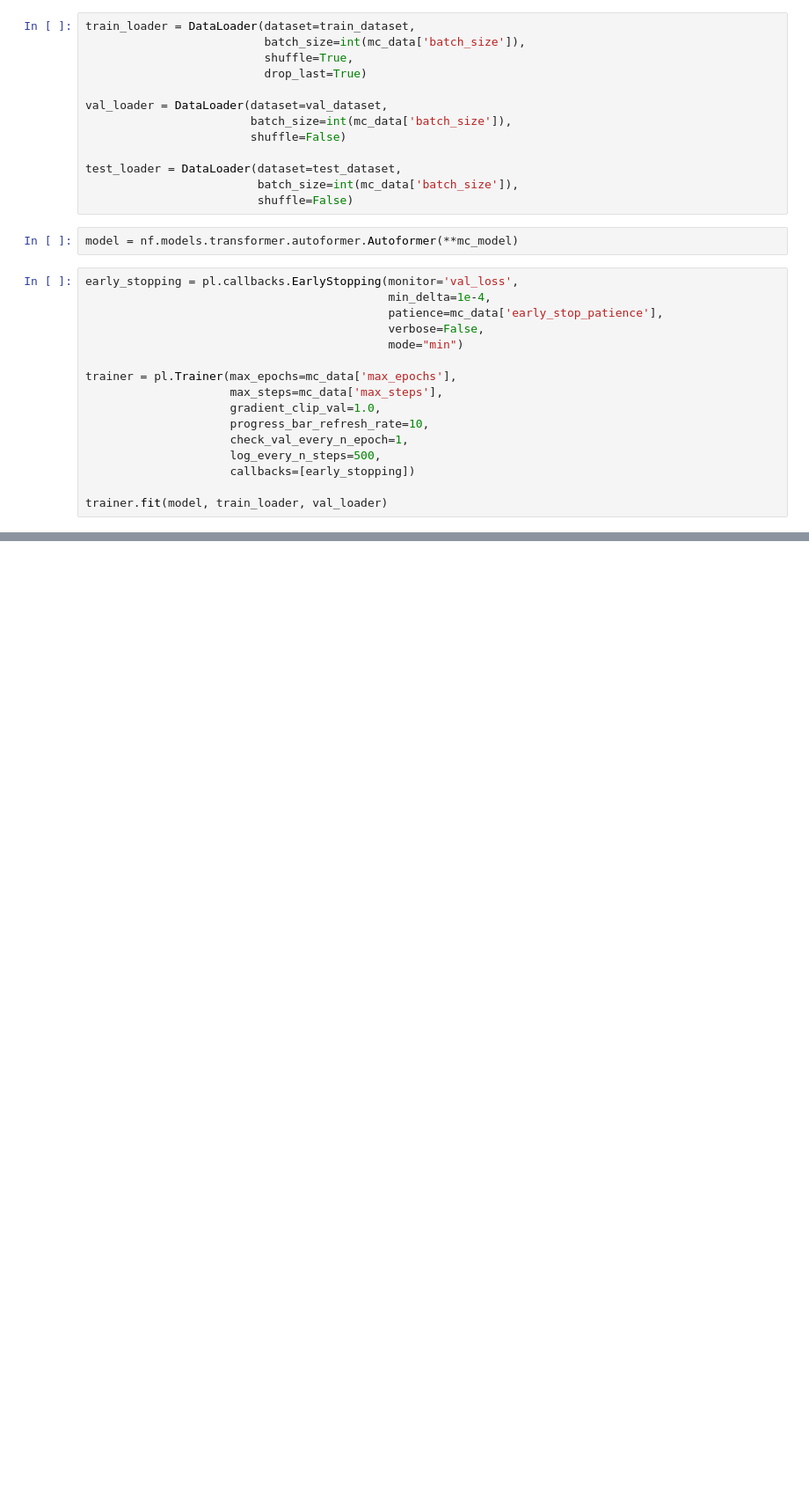
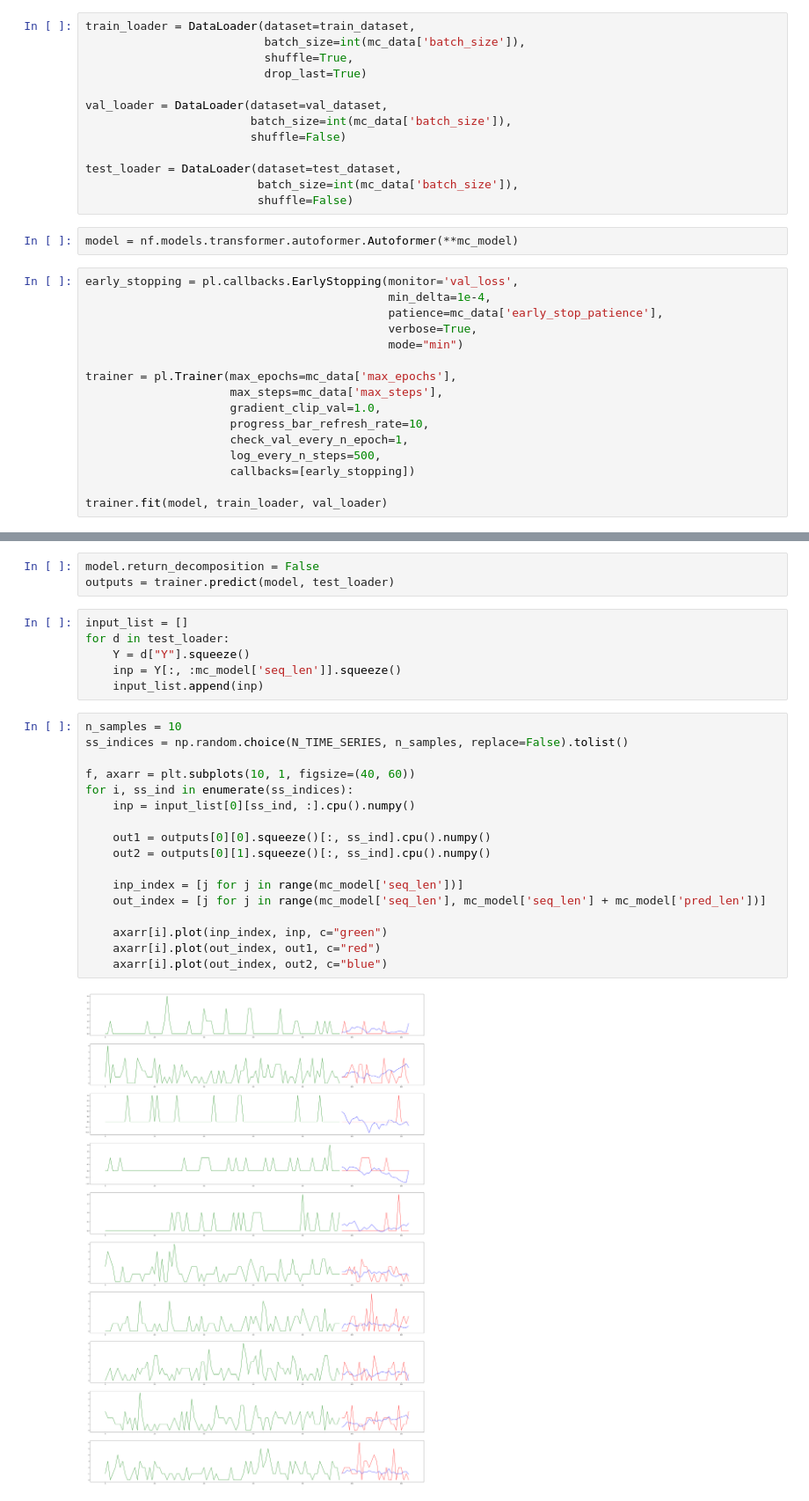
Before and after one commit to VectorInstitute/forecasting-with-dl, a Jupyter notebook: production-code/Autoformer-Pipeline.ipynb, the cells around one changed output, grey strips where cells are left out. Shown at 88% size. Cells and saved outputs as stored; diff of their text form; blank space fills up the shorter version.

```diff
--- a/production-code/Autoformer-Pipeline.ipynb
+++ b/production-code/Autoformer-Pipeline.ipynb
@@ -156,7 +155,7 @@ model = nf.models.transformer.autoformer.Autoformer(**mc_model)
 early_stopping = pl.callbacks.EarlyStopping(monitor='val_loss',
                                             min_delta=1e-4,
                                             patience=mc_data['early_stop_patience'],
-                                            verbose=False,
+                                            verbose=True,
                                             mode="min")
 
 trainer = pl.Trainer(max_epochs=mc_data['max_epochs'],
@@ -184,0 +185,28 @@ Set SLURM handle signals.
+# %%
+model.return_decomposition = False
+outputs = trainer.predict(model, test_loader)
+# %%
+input_list = []
+for d in test_loader:
+    Y = d["Y"].squeeze()
+    inp = Y[:, :mc_model['seq_len']].squeeze()
+    input_list.append(inp)
+# %%
+n_samples = 10
+ss_indices = np.random.choice(N_TIME_SERIES, n_samples, replace=False).tolist()
+
+f, axarr = plt.subplots(10, 1, figsize=(40, 60))
+for i, ss_ind in enumerate(ss_indices):
+    inp = input_list[0][ss_ind, :].cpu().numpy()
+
+    out1 = outputs[0][0].squeeze()[:, ss_ind].cpu().numpy()
+    out2 = outputs[0][1].squeeze()[:, ss_ind].cpu().numpy()
+
+    inp_index = [j for j in range(mc_model['seq_len'])]
+    out_index = [j for j in range(mc_model['seq_len'], mc_model['seq_len'] + mc_model['pred_len'])]
+
+    axarr[i].plot(inp_index, inp, c="green")
+    axarr[i].plot(out_index, out1, c="red")
+    axarr[i].plot(out_index, out2, c="blue")
+# %% [output]
+[figure, added]
```
Also changed, not shown: parts of 7 cells of this notebook, 1 other file.
